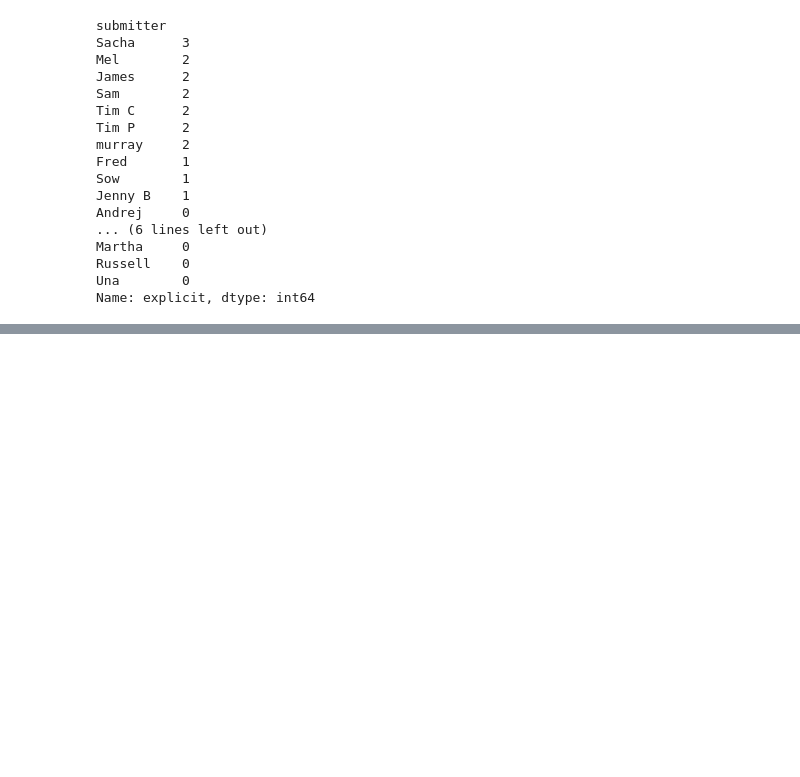
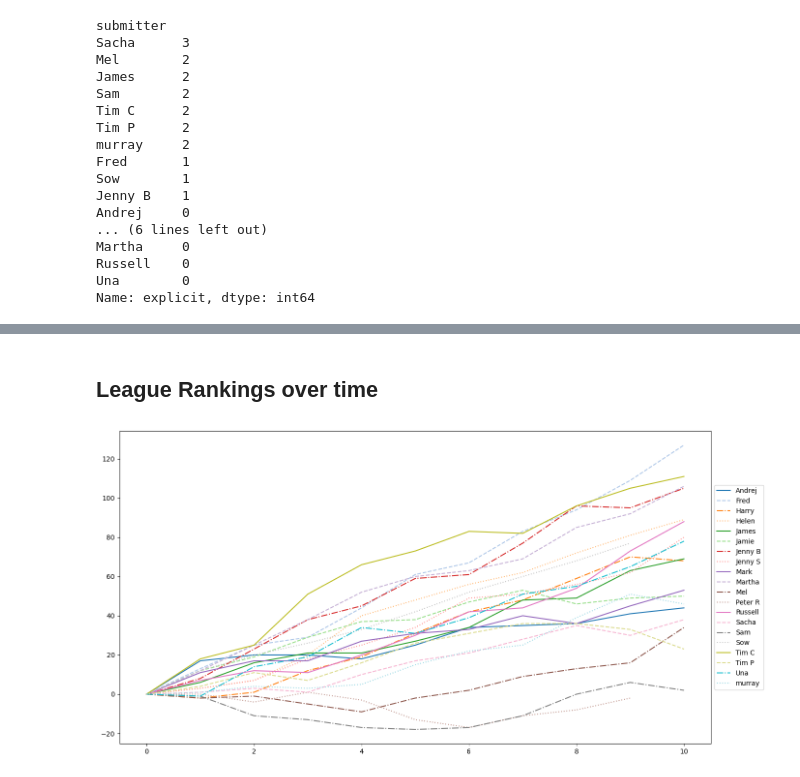
Before and after one commit to fred-cook/music-league-graphs, a Jupyter notebook: music_league_graphs/stats.ipynb, the cells around one changed output, grey strips where cells are left out. Drawn from its saved outputs; the diff is of its cells as text; code cells hidden in the pictures; blank space fills up the shorter version.

Commit message:
adding ranking graph

```diff
--- a/music_league_graphs/stats.ipynb
+++ b/music_league_graphs/stats.ipynb
@@ -658,0 +646,22 @@ df[df["explicit"]][["submitter", "round", "song_name", "artist_names"]]
+# %% [markdown]
+## League Rankings over time
+# %%
+fig, ax = plt.subplots(figsize=(14, 7))
+
+# Get a list of unique submitters
+submitters = df["submitter"].unique()
+colors = cm.get_cmap("tab20", len(submitters))  # or "tab10", "Set1", etc.
+linestyles = ['-', '--', '-.', ':']
+
+for i, (name, submitter_df) in enumerate(df.groupby("submitter")["round_score"]):
+    color = colors(i)
+    linestyle = linestyles[i % len(linestyles)]
+    ax.plot([0] + list(np.cumsum(submitter_df)), label=name, color=color, linestyle=linestyle)
+
+# Move the legend outside the plot to the right
+ax.legend(loc='center left', bbox_to_anchor=(1.0, 0.5))
+plt.tight_layout()  # Adjust layout to make room for the legend
+
+plt.show()
+# %% [output]
+[figure, added]
```
Also changed, not shown: parts of 10 cells of this notebook.
